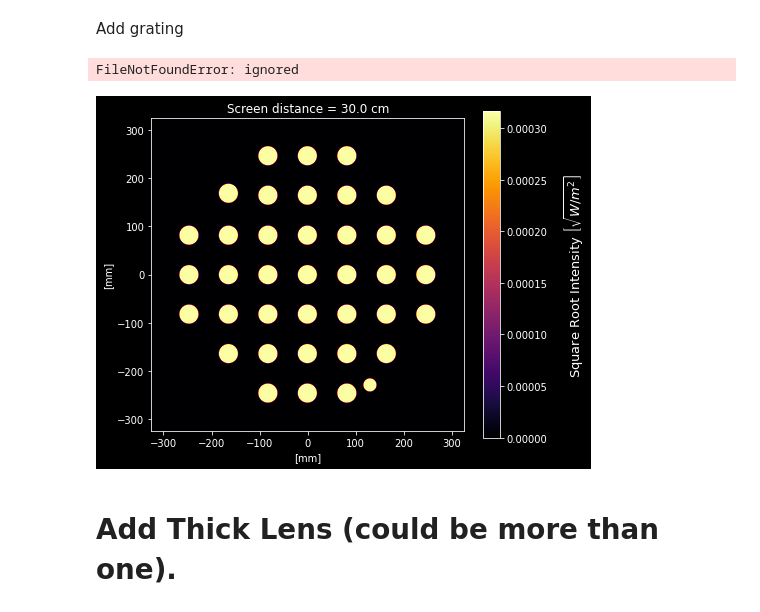
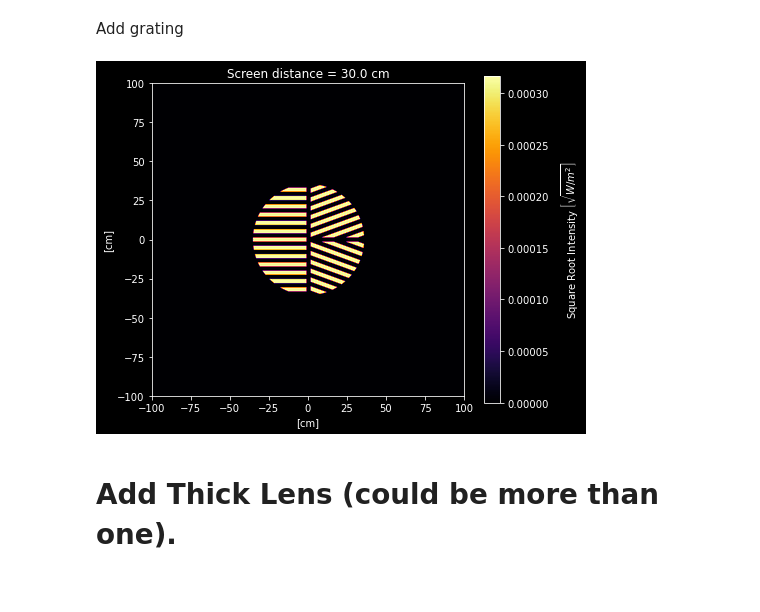
Before and after one commit to irfanimaduddin/doublestar_grating_diffraction, a Jupyter notebook: diffractsimv2.ipynb, the cells around one changed output. Drawn from its saved outputs; the diff is of its cells as text; code cells hidden in the pictures.

```diff
--- a/diffractsimv2.ipynb
+++ b/diffractsimv2.ipynb
@@ -122,13 +125,12 @@ F.propagate(DIST_PUPIL_GRAT)
 # %% [markdown]
 Add grating
 # %%
-F.add(ApertureFromImage("bosscha_grating2021_rect.png", image_size=(D_GRAT, D_GRAT), simulation=F))
+F.add(ApertureFromImage("./apertures/bosscha_bahtinov_rect.png", image_size=(D_GRAT, D_GRAT), simulation=F))
-# %% [output]
-FileNotFoundError: ignored
-# %%
-F.plot_intensity(square_root=True, xlim=[-PLOT_LIM_GRAT, PLOT_LIM_GRAT], ylim=[-PLOT_LIM_GRAT, PLOT_LIM_GRAT])
-# %% [output]
-[figure, removed]
+# %%
+I = F.get_intensity()
+F.plot_intensity(I,square_root=True,units =cm)
+# %% [output]
+[figure, added]
 # %% [markdown]
 # Add Thick Lens (could be more than one).
 # %% [markdown]
```
Also changed, not shown: parts of 39 cells of this notebook, 2 other files.
